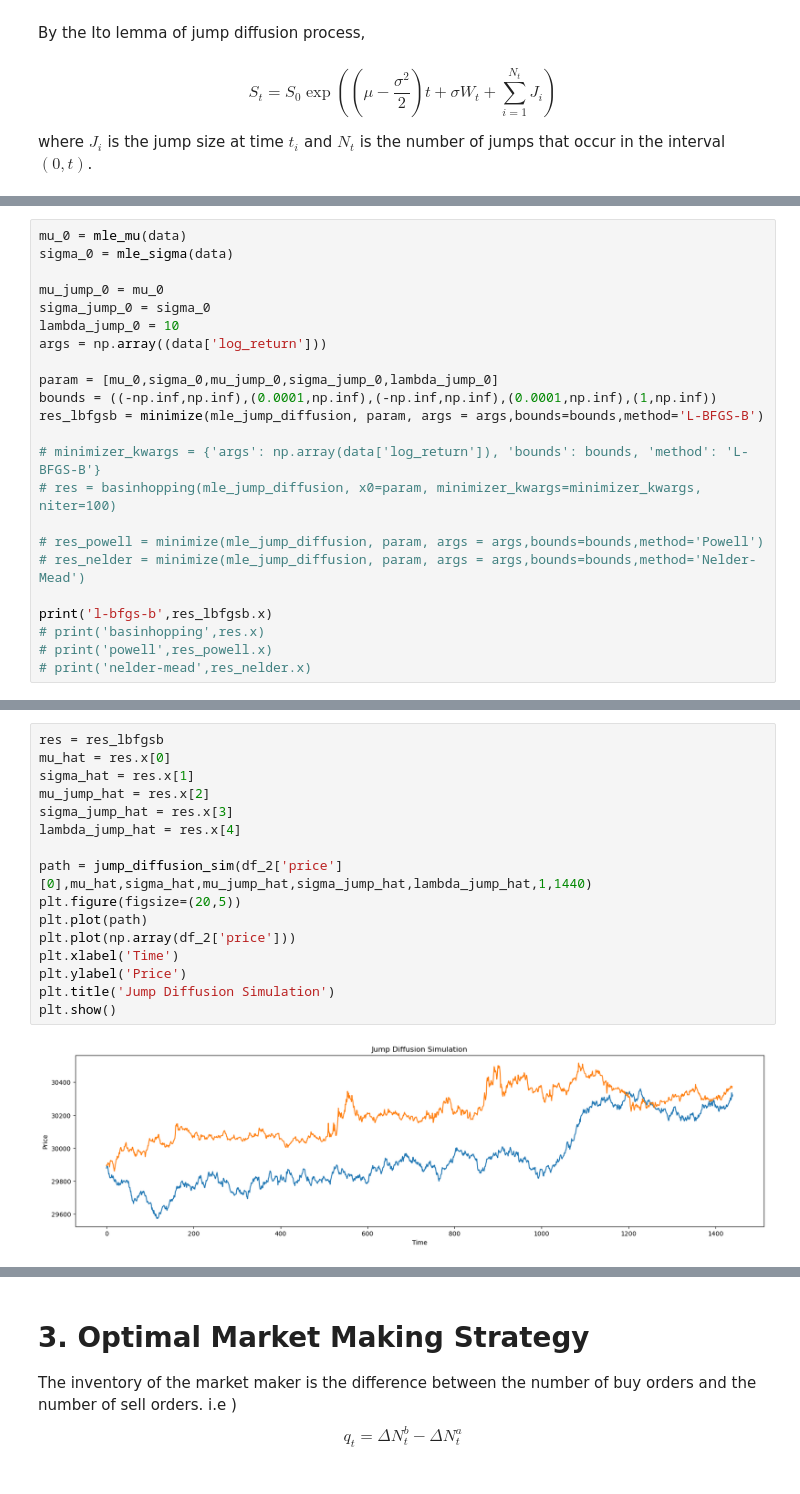
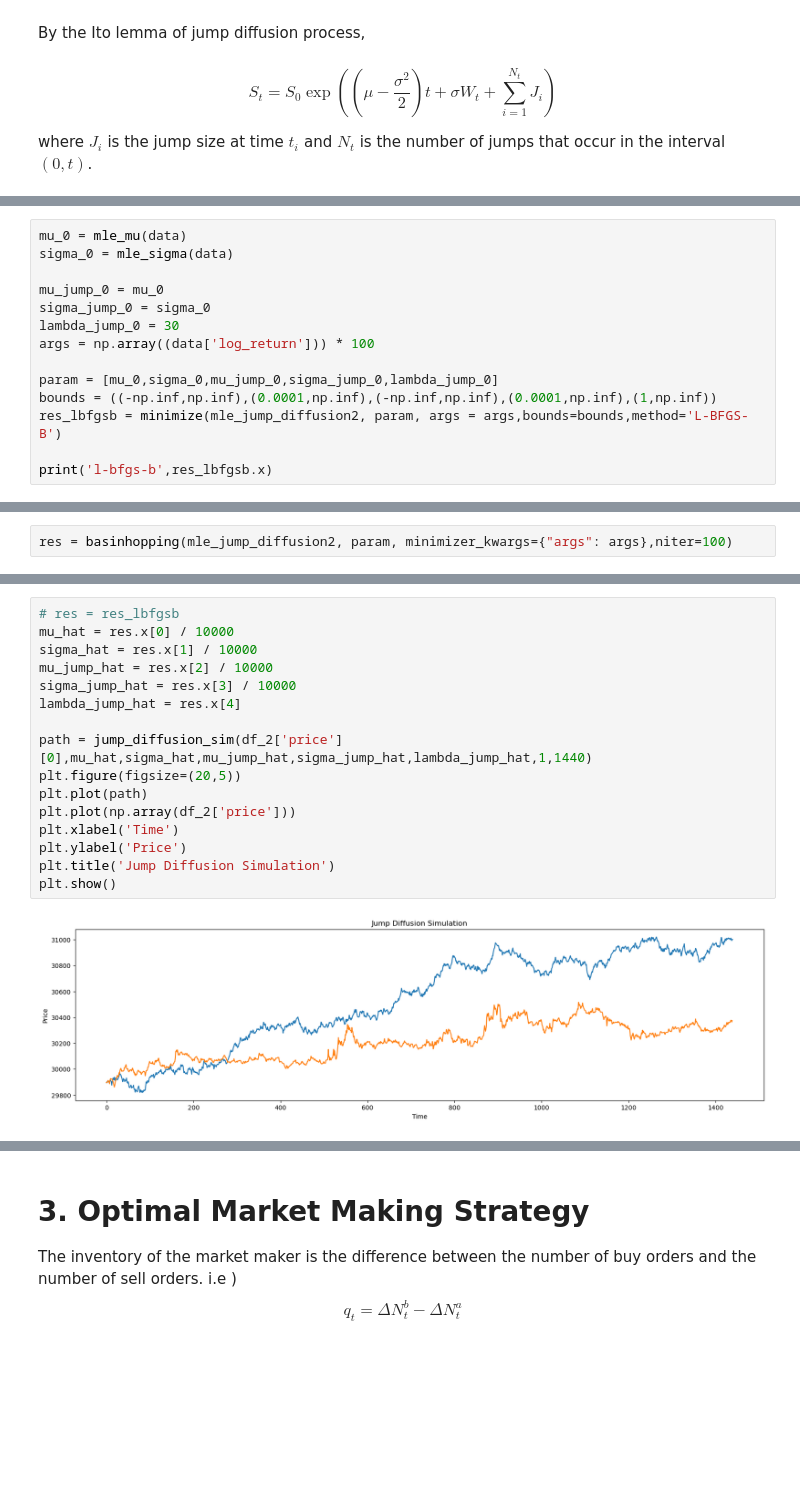
Before and after one commit to joomong/HFT-Research, a Jupyter notebook: Constant-Parmeter-Model.ipynb, the cells around one changed output, grey strips where cells are left out. Cells and saved outputs as stored; diff of their text form; blank space fills up the shorter version.

```diff
--- a/Constant-Parmeter-Model.ipynb
+++ b/Constant-Parmeter-Model.ipynb
@@ -418,21 +391,12 @@ sigma_0 = mle_sigma(data)
 
 mu_jump_0 = mu_0
 sigma_jump_0 = sigma_0
-lambda_jump_0 = 10
-args = np.array((data['log_return']))
+lambda_jump_0 = 30
+args = np.array((data['log_return'])) * 100
 
 param = [mu_0,sigma_0,mu_jump_0,sigma_jump_0,lambda_jump_0]
 bounds = ((-np.inf,np.inf),(0.0001,np.inf),(-np.inf,np.inf),(0.0001,np.inf),(1,np.inf))
-res_lbfgsb = minimize(mle_jump_diffusion, param, args = args,bounds=bounds,method='L-BFGS-B')
-
-# minimizer_kwargs = {'args': np.array(data['log_return']), 'bounds': bounds, 'method': 'L-BFGS-B'}
-# res = basinhopping(mle_jump_diffusion, x0=param, minimizer_kwargs=minimizer_kwargs, niter=100)
-
-# res_powell = minimize(mle_jump_diffusion, param, args = args,bounds=bounds,method='Powell')
-# res_nelder = minimize(mle_jump_diffusion, param, args = args,bounds=bounds,method='Nelder-Mead')
+res_lbfgsb = minimize(mle_jump_diffusion2, param, args = args,bounds=bounds,method='L-BFGS-B')
 
 print('l-bfgs-b',res_lbfgsb.x)
-# print('basinhopping',res.x)
-# print('powell',res_powell.x)
-# print('nelder-mead',res_nelder.x)
 # %% [output]
@@ -440,0 +405,2 @@ l-bfgs-b [1.48486785e-02 1.43047172e-02 1.26235859e-03 1.54447708e-03
+# %%
+res = basinhopping(mle_jump_diffusion2, param, minimizer_kwargs={"args": args},niter=100)
@@ -441,21 +427,21 @@ l-bfgs-b [1.48486785e-02 1.43047172e-02 1.26235859e-03 1.54447708e-03
 # %%
-res = res_lbfgsb
-mu_hat = res.x[0]
-sigma_hat = res.x[1]
-mu_jump_hat = res.x[2]
-sigma_jump_hat = res.x[3]
+# res = res_lbfgsb
+mu_hat = res.x[0] / 10000
+sigma_hat = res.x[1] / 10000
+mu_jump_hat = res.x[2] / 10000
+sigma_jump_hat = res.x[3] / 10000
 lambda_jump_hat = res.x[4]
 
 path = jump_diffusion_sim(df_2['price'][0],mu_hat,sigma_hat,mu_jump_hat,sigma_jump_hat,lambda_jump_hat,1,1440)
 plt.figure(figsize=(20,5))
 plt.plot(path)
 plt.plot(np.array(df_2['price']))
 plt.xlabel('Time')
 plt.ylabel('Price')
 plt.title('Jump Diffusion Simulation')
 plt.show()
 # %% [output]
-[figure, old version]
+[figure, new version]
 # %%
 plt.figure(figsize=(10,5))
 sns.histplot(np.log(path[:-1]/path[1:]),bins=100,binrange=(-0.001,0.001),label='Simulated',kde=True)
```
Also changed, not shown: parts of 15 cells of this notebook.
